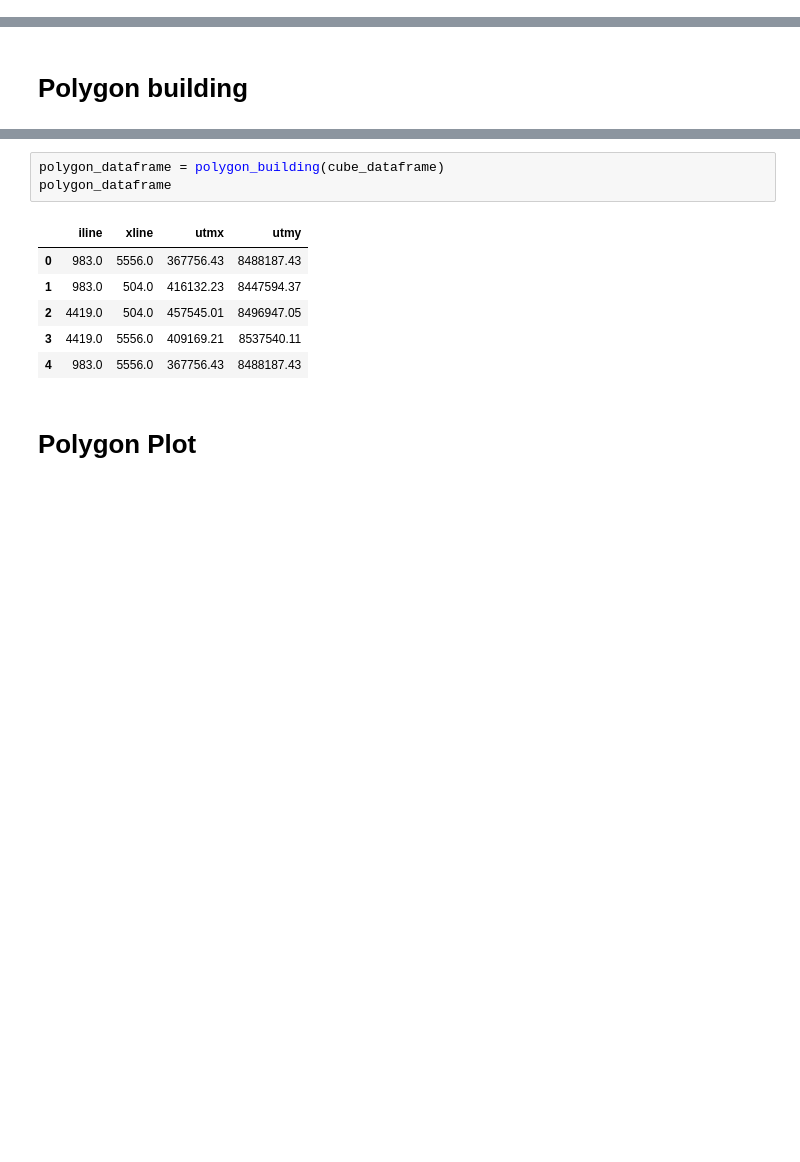
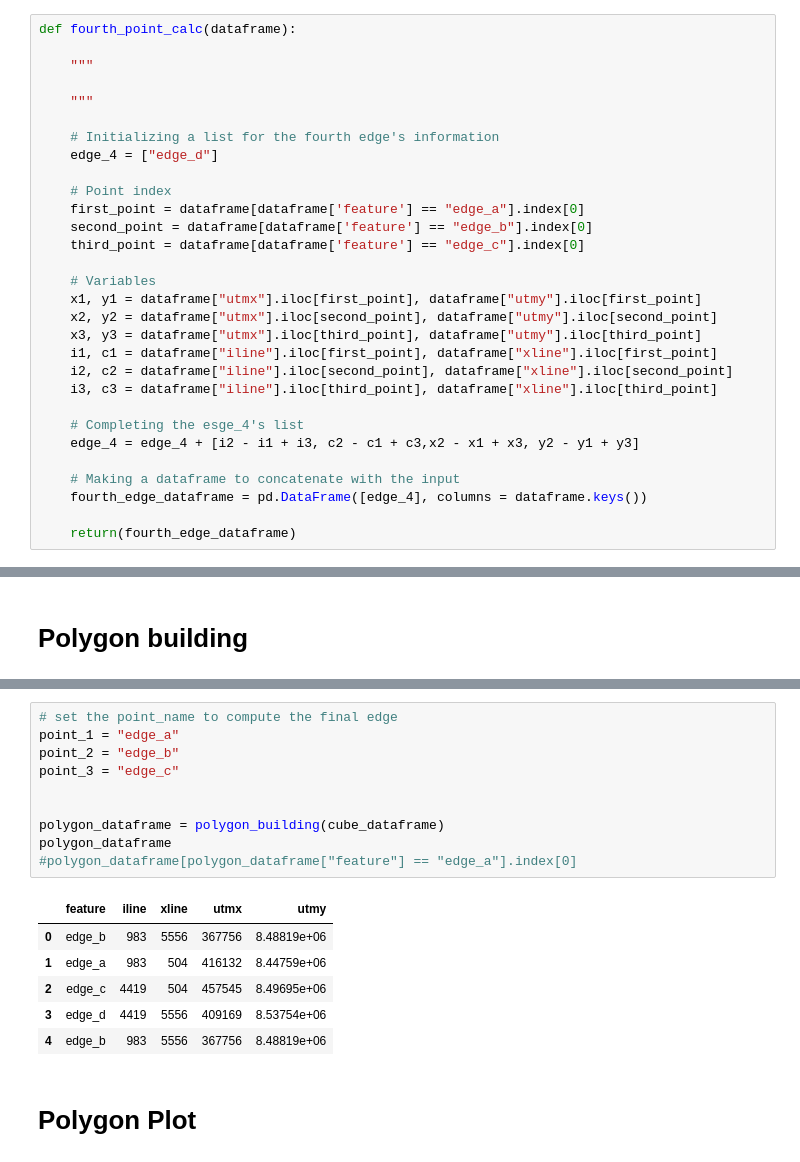
Before and after one commit to lsdR94/TEG, a Jupyter notebook: notebooks/Untitled.ipynb, the cells around one changed output, grey strips where cells are left out. Cells and saved outputs as stored; diff of their text form; blank space fills up the shorter version.

```diff
--- a/notebooks/Untitled.ipynb
+++ b/notebooks/Untitled.ipynb
@@ -239,0 +238,30 @@ def point_calculation(point1,point2,point3):
+# %%
+def fourth_point_calc(dataframe):
+
+    """
+
+    """
+
+    # Initializing a list for the fourth edge's information
+    edge_4 = ["edge_d"]
+
+    # Point index
+    first_point = dataframe[dataframe['feature'] == "edge_a"].index[0]
+    second_point = dataframe[dataframe['feature'] == "edge_b"].index[0]
+    third_point = dataframe[dataframe['feature'] == "edge_c"].index[0]
+
+    # Variables
+    x1, y1 = dataframe["utmx"].iloc[first_point], dataframe["utmy"].iloc[first_point]
+    x2, y2 = dataframe["utmx"].iloc[second_point], dataframe["utmy"].iloc[second_point]
+    x3, y3 = dataframe["utmx"].iloc[third_point], dataframe["utmy"].iloc[third_point]
+    i1, c1 = dataframe["iline"].iloc[first_point], dataframe["xline"].iloc[first_point]
+    i2, c2 = dataframe["iline"].iloc[second_point], dataframe["xline"].iloc[second_point]
+    i3, c3 = dataframe["iline"].iloc[third_point], dataframe["xline"].iloc[third_point]
+
+    # Completing the esge_4's list
+    edge_4 = edge_4 + [i2 - i1 + i3, c2 - c1 + c3,x2 - x1 + x3, y2 - y1 + y3]
+
+    # Making a dataframe to concatenate with the input
+    fourth_edge_dataframe = pd.DataFrame([edge_4], columns = dataframe.keys())
+
+    return(fourth_edge_dataframe)
@@ -307,13 +316,20 @@ def polygon_building(seismic_dataframe):
-# %%
-polygon_dataframe = polygon_building(cube_dataframe)
-polygon_dataframe
-# %% [output]
-|  | iline | xline | utmx | utmy |
-| 0 | 983.0 | 5556.0 | 367756.43 | 8488187.43 |
-| 1 | 983.0 | 504.0 | 416132.23 | 8447594.37 |
-| 2 | 4419.0 | 504.0 | 457545.01 | 8496947.05 |
-| 3 | 4419.0 | 5556.0 | 409169.21 | 8537540.11 |
-| 4 | 983.0 | 5556.0 | 367756.43 | 8488187.43 |
+# %%
+# set the point_name to compute the final edge
+point_1 = "edge_a"
+point_2 = "edge_b"
+point_3 = "edge_c"
+
+
+polygon_dataframe = polygon_building(cube_dataframe)
+polygon_dataframe
+#polygon_dataframe[polygon_dataframe["feature"] == "edge_a"].index[0]
+# %% [output]
+|  | feature | iline | xline | utmx | utmy |
+| 0 | edge_b | 983 | 5556 | 367756 | 8.48819e+06 |
+| 1 | edge_a | 983 | 504 | 416132 | 8.44759e+06 |
+| 2 | edge_c | 4419 | 504 | 457545 | 8.49695e+06 |
+| 3 | edge_d | 4419 | 5556 | 409169 | 8.53754e+06 |
+| 4 | edge_b | 983 | 5556 | 367756 | 8.48819e+06 |
 # %% [markdown]
 # Polygon Plot
 # %%
```
Also changed, not shown: parts of 31 cells of this notebook.
